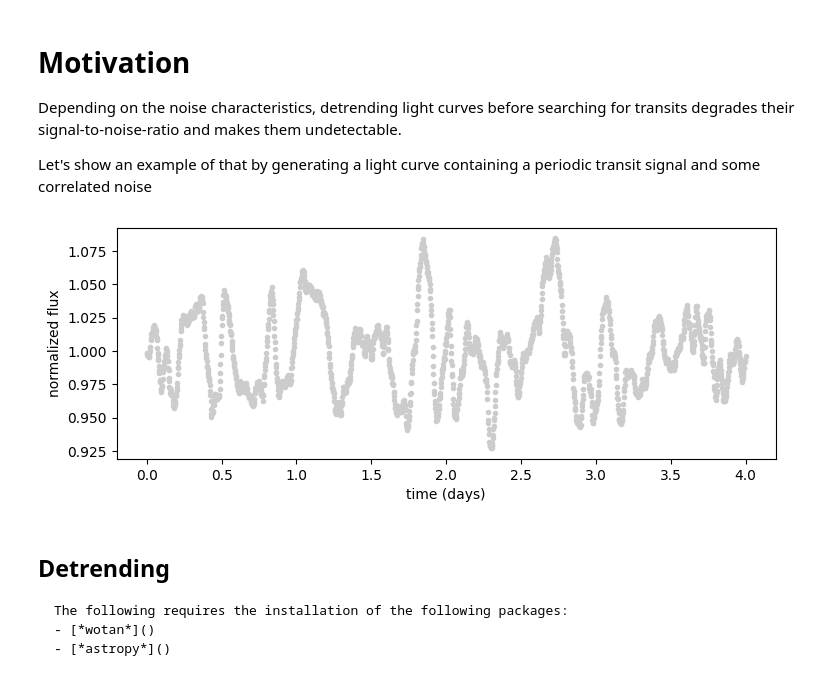
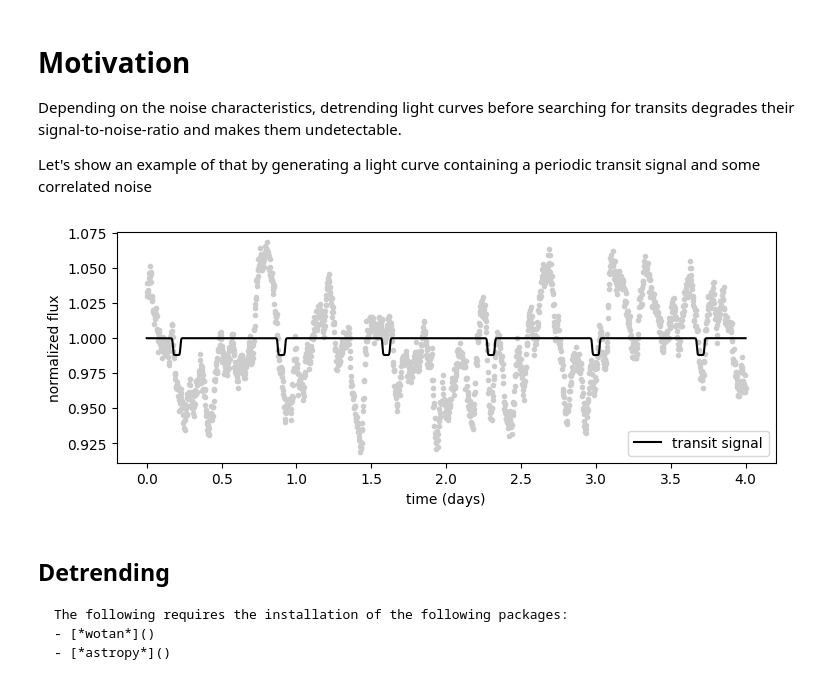
Before and after one commit to lgrcia/nuance, a Jupyter notebook: docs/notebooks/motivation.ipynb, the cells around one changed output. Drawn from its saved outputs; the diff is of its cells as text; code cells hidden in the pictures.

```diff
--- a/docs/notebooks/motivation.ipynb
+++ b/docs/notebooks/motivation.ipynb
@@ -7,25 +7,27 @@ Let's show an example of that by generating a light curve containing a periodic
 # %%
 import jax
 import numpy as np
 from nuance import core
 import matplotlib.pyplot as plt
 from tinygp import GaussianProcess, kernels
 
-depth = 1.5e-2
-error = 0.001
+depth = 1.2e-2
+error = 0.004
 time = np.linspace(0, 4.0, 2000)
 transit_params = dict(epoch=0.2, duration=0.05, period=0.7)
 transit_model = depth * core.transit(time, **transit_params)
 kernel = kernels.quasisep.Matern32(sigma=3e-2, scale=transit_params["duration"])
 gp = GaussianProcess(kernel, time, diag=error**2)
-flux = transit_model + gp.sample(jax.random.PRNGKey(0)) + 1.0
+flux = transit_model + gp.sample(jax.random.PRNGKey(3)) + 1.0
 
 plt.figure(figsize=(8.5, 3))
 plt.plot(time, flux, ".", c="0.8")
+plt.plot(time, transit_model + 1, c="k", label="transit signal")
 plt.xlabel("time (days)")
+plt.legend()
 _ = plt.ylabel("normalized flux")
 # %% [output]
-[figure, old version]
+[figure, new version]
 # %% [markdown]
 ## Detrending
 
```
Also changed, not shown: parts of 6 cells of this notebook, 2 other files.
